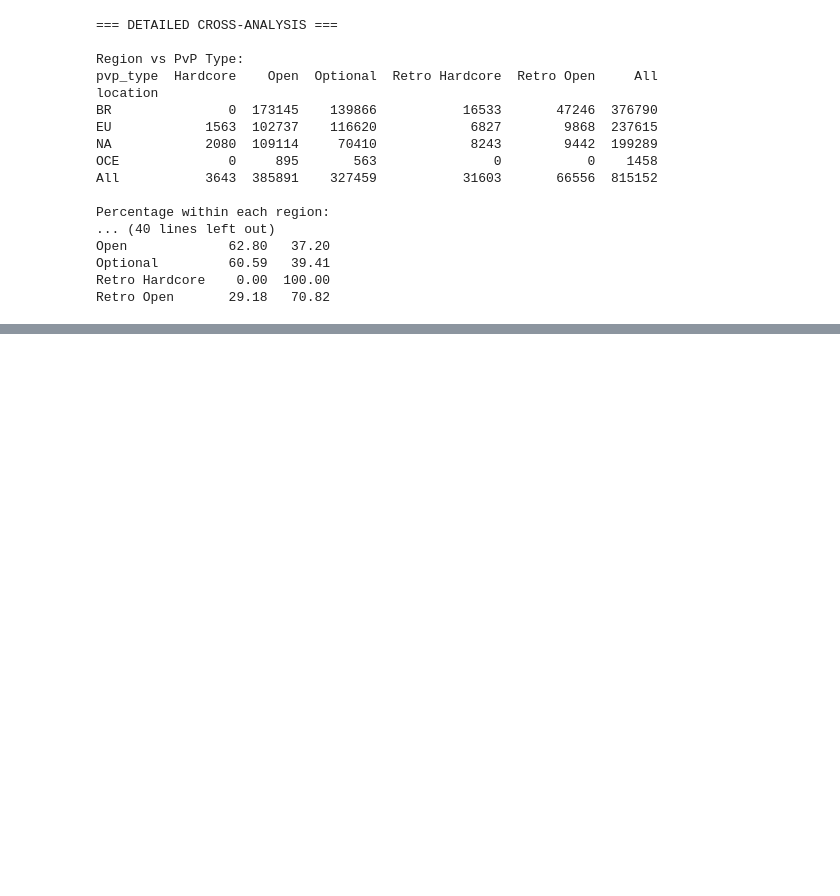
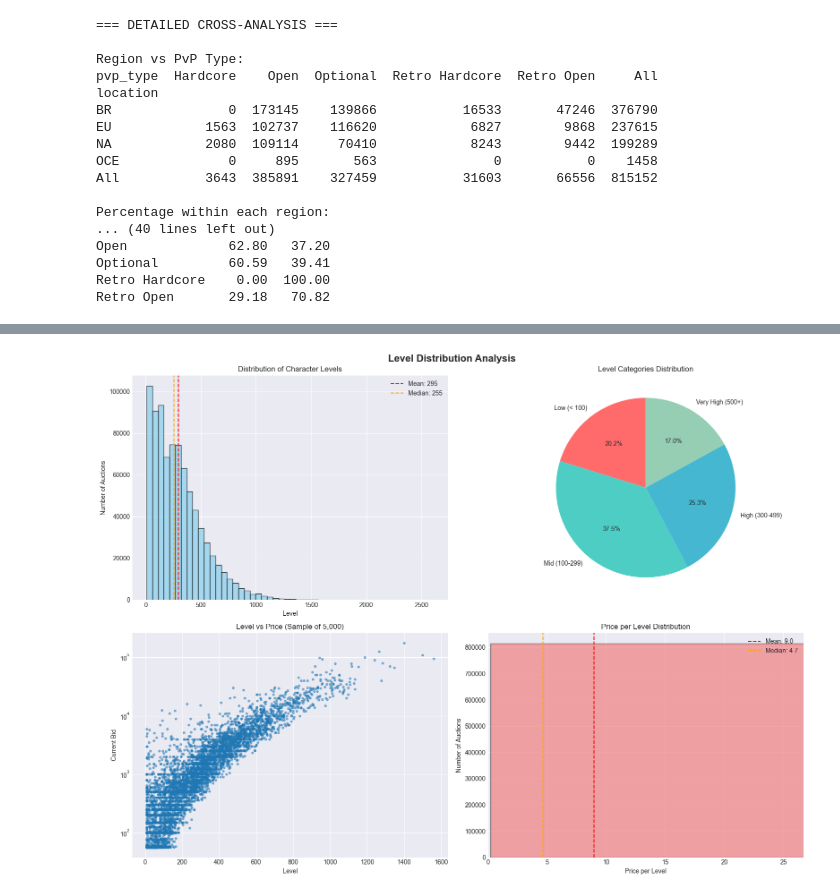
Before and after one commit to martynaottoni/tibia-auctions-analysis, a Jupyter notebook: notebooks/data_exploration.ipynb, the cells around one changed output, grey strips where cells are left out. Cells and saved outputs as stored; diff of their text form; code cells hidden in the pictures; blank space fills up the shorter version.

Commit message:
I added analysis of vocations (level distrubution)

```diff
--- a/notebooks/data_exploration.ipynb
+++ b/notebooks/data_exploration.ipynb
@@ -599,0 +656,50 @@ Retro Open       29.18   70.82
+# %%
+# Level Distribution Visualizations
+fig, axes = plt.subplots(2, 2, figsize=(16, 12))
+fig.suptitle('Level Distribution Analysis', fontsize=16, fontweight='bold')
+
+# 1. Level histogram
+axes[0, 0].hist(auctions_df['level'], bins=50, color='skyblue', alpha=0.7, edgecolor='black')
+axes[0, 0].set_title('Distribution of Character Levels')
+axes[0, 0].set_xlabel('Level')
+axes[0, 0].set_ylabel('Number of Auctions')
+axes[0, 0].axvline(auctions_df['level'].mean(), color='red', linestyle='--',
+                   label=f'Mean: {auctions_df["level"].mean():.0f}')
+axes[0, 0].axvline(auctions_df['level'].median(), color='orange', linestyle='--',
+                   label=f'Median: {auctions_df["level"].median():.0f}')
+axes[0, 0].legend()
+
+# 2. Level categories pie chart
+level_cat_ordered = ['Low (< 100)', 'Mid (100-299)', 'High (300-499)', 'Very High (500+)']
+level_cat_counts_ordered = [level_cat_counts.get(cat, 0) for cat in level_cat_ordered]
+colors = ['#FF6B6B', '#4ECDC4', '#45B7D1', '#96CEB4']
+axes[0, 1].pie(level_cat_counts_ordered, labels=level_cat_ordered, autopct='%1.1f%%',
+               colors=colors, startangle=90)
+axes[0, 1].set_title('Level Categories Distribution')
+
+# 3. Level vs Price scatter plot
+sample_size = min(5000, len(auctions_df))  # Sample for better visualization
+sample_df = auctions_df.sample(n=sample_size, random_state=42)
+axes[1, 0].scatter(sample_df['level'], sample_df['current_bid'], alpha=0.5, s=10)
+axes[1, 0].set_title(f'Level vs Price (Sample of {sample_size:,})')
+axes[1, 0].set_xlabel('Level')
+axes[1, 0].set_ylabel('Current Bid')
+axes[1, 0].set_yscale('log')  # Log scale for better visualization
+
+# 4. Price per level distribution
+axes[1, 1].hist(auctions_df['price_per_level'], bins=50, color='lightcoral',
+                alpha=0.7, edgecolor='black')
+axes[1, 1].set_title('Price per Level Distribution')
+axes[1, 1].set_xlabel('Price per Level')
+axes[1, 1].set_ylabel('Number of Auctions')
+axes[1, 1].set_xlim(0, auctions_df['price_per_level'].quantile(0.95))  # Remove extreme outliers
+axes[1, 1].axvline(auctions_df['price_per_level'].mean(), color='red', linestyle='--',
+                   label=f'Mean: {auctions_df["price_per_level"].mean():.1f}')
+axes[1, 1].axvline(auctions_df['price_per_level'].median(), color='orange', linestyle='--',
+                   label=f'Median: {auctions_df["price_per_level"].median():.1f}')
+axes[1, 1].legend()
+
+plt.tight_layout()
+plt.show()
+# %% [output]
+[figure, added]
```
Also changed, not shown: parts of 4 cells of this notebook.
